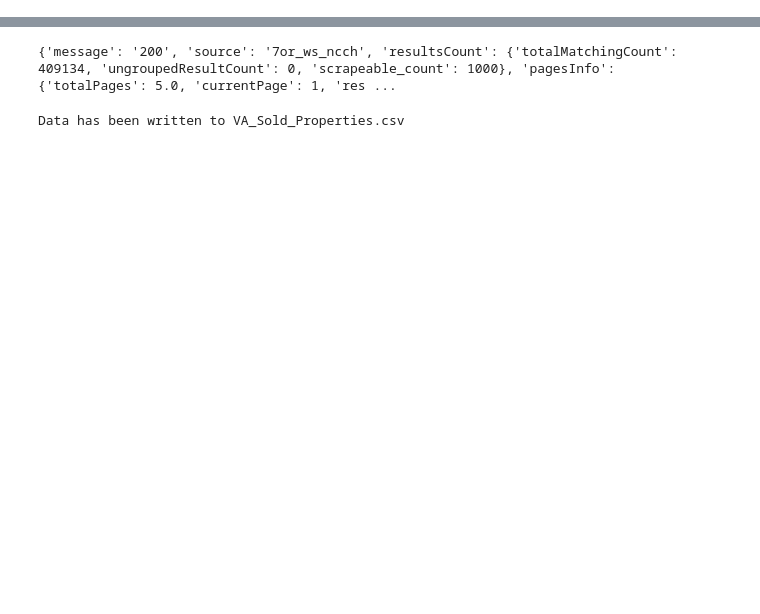
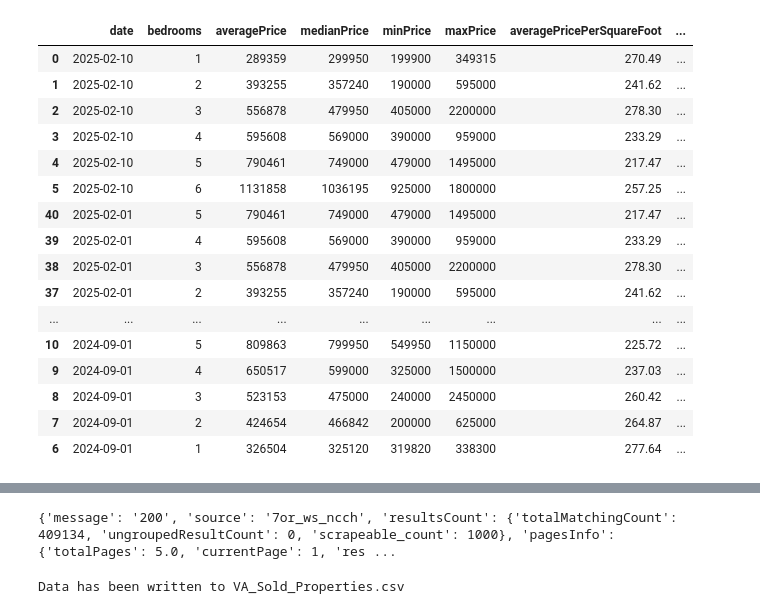
Before and after one commit to dangwam/RealEstateAnalysis, a Jupyter notebook: sandbox/real_estate_analysis.ipynb, the cells around one changed output, grey strips where cells are left out. Cells and saved outputs as stored; diff of their text form; code cells hidden in the pictures; blank space fills up the shorter version.

```diff
--- a/sandbox/real_estate_analysis.ipynb
+++ b/sandbox/real_estate_analysis.ipynb
@@ -18,0 +166,44 @@ params = {
+# %%
+# 3️⃣ Extracting Bedroom Data
+bedroom_rows = []
+
+# Add the latest saleData first
+for item in data["saleData"]["dataByBedrooms"]:
+    item["date"] = last_updated
+    bedroom_rows.append(item)
+
+# Add historical bedroom data
+for date, history_data in data["saleData"]["history"].items():
+    for item in history_data["dataByBedrooms"]:
+        item["date"] = history_data["date"][:10]  # Extract YYYY-MM-DD
+        bedroom_rows.append(item)
+
+# Convert to DataFrame
+df_bedrooms = pd.DataFrame(bedroom_rows)
+
+# Convert `date` column to datetime format and sort by date (latest first)
+df_bedrooms["date"] = pd.to_datetime(df_bedrooms["date"])
+df_bedrooms = df_bedrooms.sort_values(by="date", ascending=False)
+
+# Reorder columns to make `date` the first column
+df_bedrooms = df_bedrooms[['date'] + [col for col in df_bedrooms.columns if col != 'date']]
+
+df_bedrooms
+# %% [output]
+|  | date | bedrooms | averagePrice | medianPrice | minPrice | maxPrice | averagePricePerSquareFoot | ... |
+| 0 | 2025-02-10 | 1 | 289359 | 299950 | 199900 | 349315 | 270.49 | ... |
+| 1 | 2025-02-10 | 2 | 393255 | 357240 | 190000 | 595000 | 241.62 | ... |
+| 2 | 2025-02-10 | 3 | 556878 | 479950 | 405000 | 2200000 | 278.30 | ... |
+| 3 | 2025-02-10 | 4 | 595608 | 569000 | 390000 | 959000 | 233.29 | ... |
+| 4 | 2025-02-10 | 5 | 790461 | 749000 | 479000 | 1495000 | 217.47 | ... |
+| 5 | 2025-02-10 | 6 | 1131858 | 1036195 | 925000 | 1800000 | 257.25 | ... |
+| 40 | 2025-02-01 | 5 | 790461 | 749000 | 479000 | 1495000 | 217.47 | ... |
+| 39 | 2025-02-01 | 4 | 595608 | 569000 | 390000 | 959000 | 233.29 | ... |
+| 38 | 2025-02-01 | 3 | 556878 | 479950 | 405000 | 2200000 | 278.30 | ... |
+| 37 | 2025-02-01 | 2 | 393255 | 357240 | 190000 | 595000 | 241.62 | ... |
+| ... | ... | ... | ... | ... | ... | ... | ... | ... |
+| 10 | 2024-09-01 | 5 | 809863 | 799950 | 549950 | 1150000 | 225.72 | ... |
+| 9 | 2024-09-01 | 4 | 650517 | 599000 | 325000 | 1500000 | 237.03 | ... |
+| 8 | 2024-09-01 | 3 | 523153 | 475000 | 240000 | 2450000 | 260.42 | ... |
+| 7 | 2024-09-01 | 2 | 424654 | 466842 | 200000 | 625000 | 264.87 | ... |
+| 6 | 2024-09-01 | 1 | 326504 | 325120 | 319820 | 338300 | 277.64 | ... |
```
Also changed, not shown: parts of 17 cells of this notebook, 28 other files.
